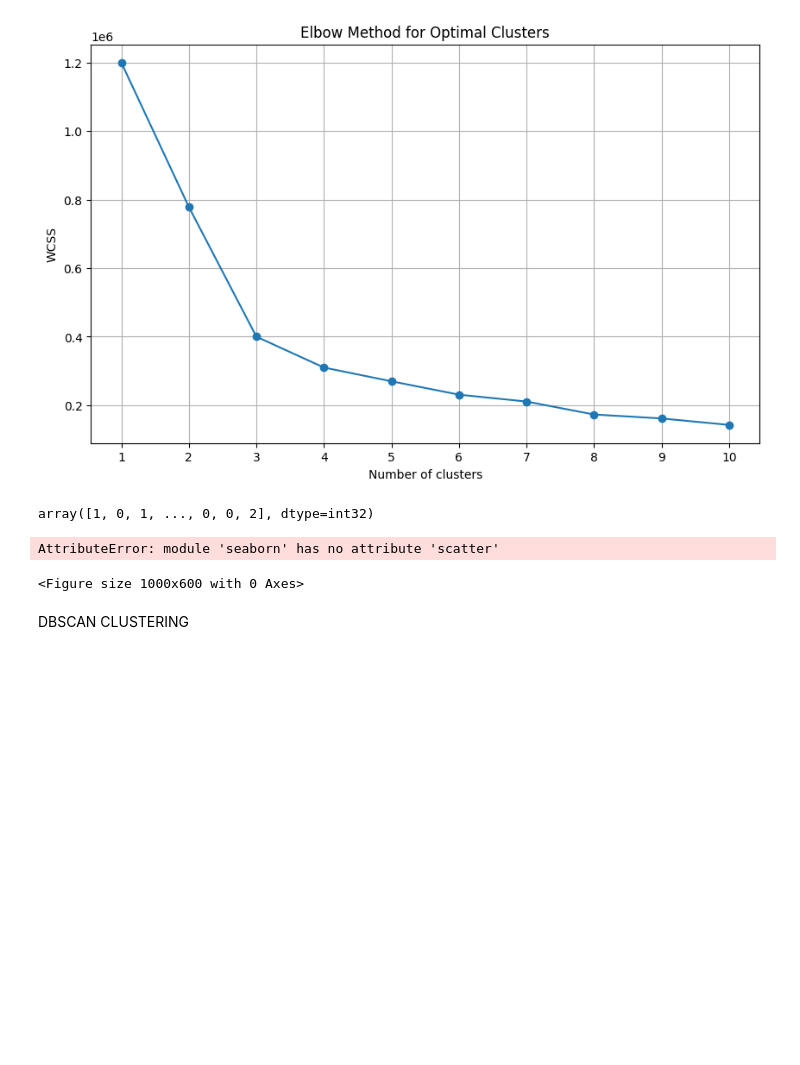
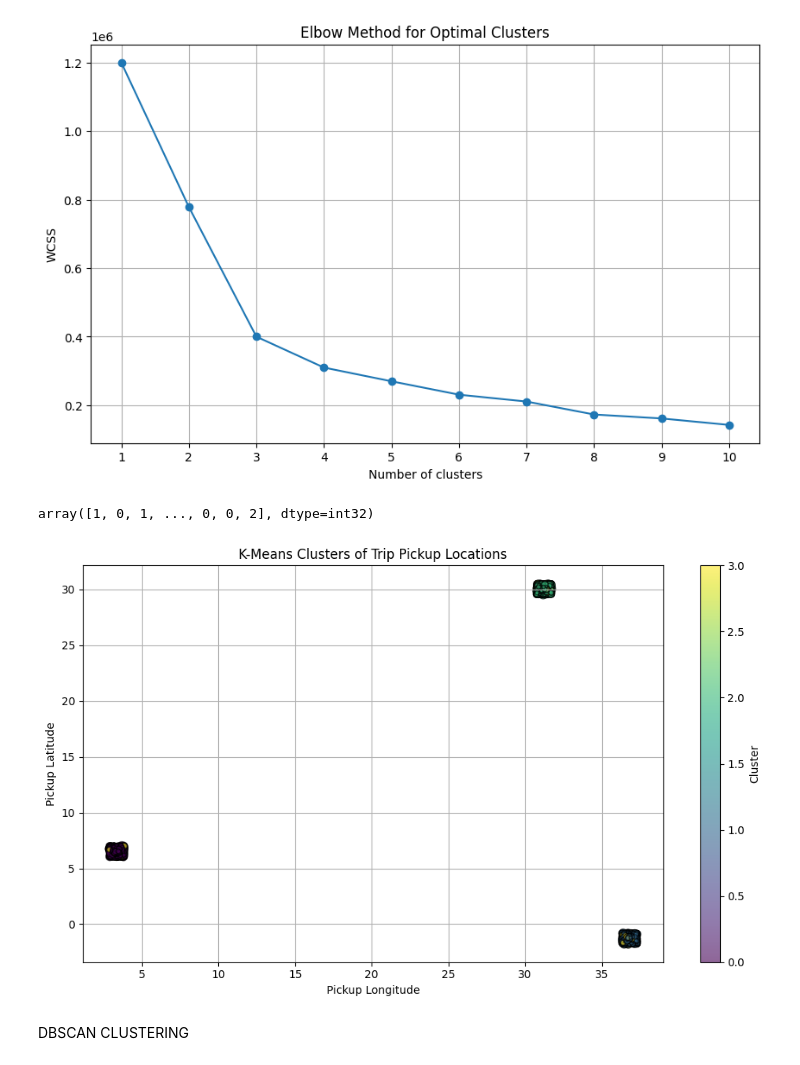
Before and after one commit to OluomaOji/Ridewise_Mlops_KubeFlow, a Jupyter notebook: src/clustering/trails.ipynb, the cells around one changed output. Cells and saved outputs as stored; diff of their text form; code cells hidden in the pictures; blank space fills up the shorter version.

```diff
--- a/src/clustering/trails.ipynb
+++ b/src/clustering/trails.ipynb
@@ -365,20 +365,19 @@ array([1, 0, 1, ..., 0, 0, 2], dtype=int32)
 # %%
 # Plot clusters using pickup lat and lng and fare from the features DataFrame
 plt.figure(figsize=(10, 6))
-scatter = sns.scatter(features['pickup_lng'], features['pickup_lat'], s=features['fare'],  # Use fare as the size of the points
+scatter = plt.scatter(features['pickup_lng'], features['pickup_lat'], s=features['fare'],  # Use fare as the size of the points
                       c=cluster, cmap='viridis', alpha=0.6, edgecolor='k')
 
 plt.xlabel('Pickup Longitude')
 plt.ylabel('Pickup Latitude')
 plt.title('K-Means Clusters of Trip Pickup Locations')
 plt.colorbar(scatter, label='Cluster')
 plt.grid(True)
 plt.tight_layout()
 plt.savefig('kmeans_clusters.png', dpi=300, bbox_inches='tight')
 plt.show()
 # %% [output]
-AttributeError: module 'seaborn' has no attribute 'scatter'
-<Figure size 1000x600 with 0 Axes>
+[figure, added]
 # %% [markdown]
 DBSCAN CLUSTERING
 # %%
```
Also changed, not shown: parts of 10 cells of this notebook, 7 other files.
